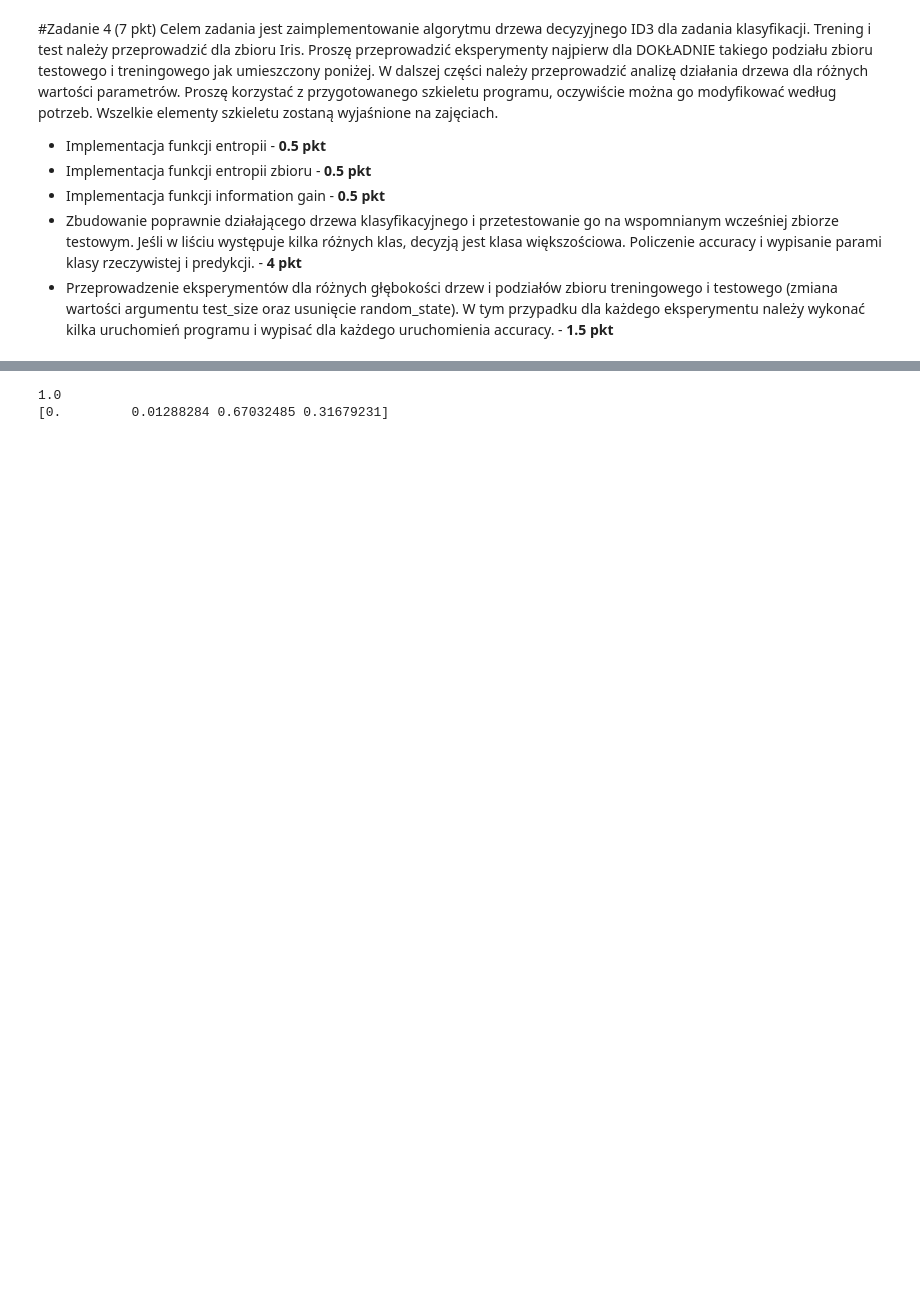
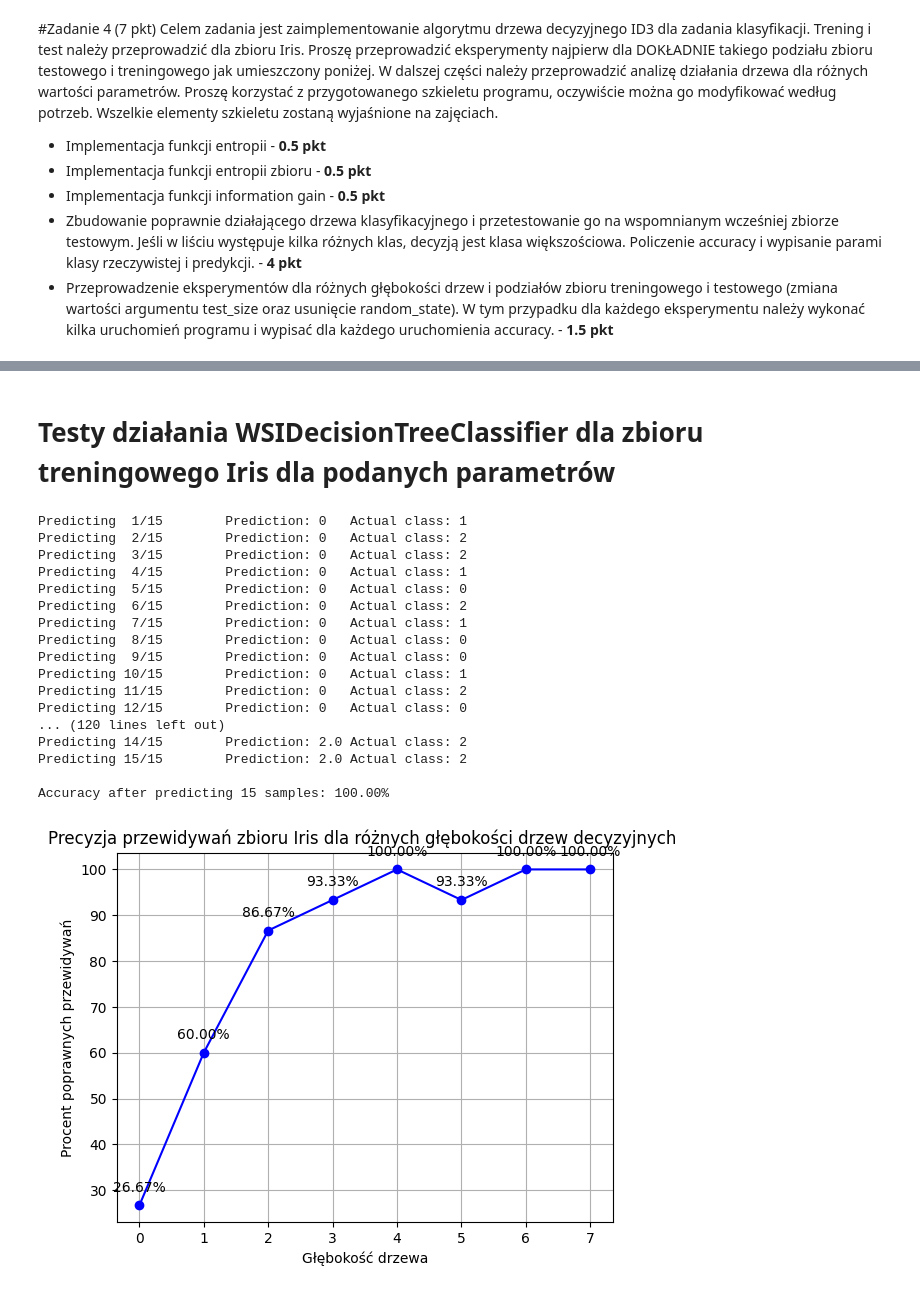
Before and after one commit to VisteK528/WSI, a Jupyter notebook: Exercise4/Zadanie_4.ipynb, the cells around one changed output, grey strips where cells are left out. Saved outputs shown, nothing was run; the diff lists cells and outputs as text; code cells hidden in the pictures; blank space fills up the shorter version.

```diff
--- a/Exercise4/Zadanie_4.ipynb
+++ b/Exercise4/Zadanie_4.ipynb
@@ -34,8 +27,6 @@ def split(data: np.ndarray, classes: np.ndarray, split_feature: int, split_val:
 
     child_a = dataset[mask]
     child_b = dataset[~mask]
-    #child_a = np.delete(child_a, split_feature, axis=1)
-    #child_b = np.delete(child_b, split_feature, axis=1)
     return child_a, child_b
 
 class Group:
@@ -71,7 +62,7 @@ class Node:
         else:
             return self.child_node_b.predict(data)
 
-class DecisionTreeClassifier2(object):
+class DecisionTreeClassifier(object):
     def __init__(self, max_depth):
         self.depth = 0
         self.max_depth = max_depth
@@ -96,7 +87,6 @@ class DecisionTreeClassifier2(object):
         best_split_val = 0
         best_gain = 0
 
-        #print("Possible", possible_thresholds)
         for threshold in possible_thresholds:
             child_a, child_b = split(feature_values, classes, 0, threshold)
             if child_a.shape[0] == 0 or child_b.shape[0] == 0:
@@ -108,7 +98,6 @@ class DecisionTreeClassifier2(object):
             if gain >= best_gain:
                 best_gain = gain
                 best_split_val = threshold
-            #print(f"Gain: {gain}")
         return best_split_val
 
     def get_best_split(self, data: np.ndarray, classes: np.ndarray) -> Tuple[int, float, float]:
@@ -116,9 +105,8 @@ class DecisionTreeClassifier2(object):
         best_split = 0
         best_gain = 0
         for argument in range(data.shape[1]):
-            #print(data[:, argument])
+
             split_val = self.get_best_feature_split(data[:, argument], classes)
-            #split_val = np.random.choice(data[:, argument])
             child_a, child_b = split(data, classes, argument, split_val)
             child_a = Group(child_a[:, -1])
             child_b = Group(child_b[:, -1])
@@ -153,7 +141,7 @@ class DecisionTreeClassifier2(object):
         if self.tree is not None:
             return self.tree.predict(data)
 
-    def evaluate(self, data: np.ndarray, classes: np.ndarray, verbose=0):
+    def evaluate(self, data: np.ndarray, classes: np.ndarray, verbose=0) -> float:
         if self.tree is not None:
             samples = len(classes)
             positively_predicted = 0
@@ -165,9 +153,7 @@ class DecisionTreeClassifier2(object):
                 if verbose == 1:
                     print(f"Predicting {i:>2}/{samples}\tPrediction: {predicted_class}\tActual class: {actual_class}")
             accuracy = positively_predicted / samples
-            print()
+            if verbose == 1:
+                print()
             print(f"Accuracy after predicting {samples} samples: {accuracy*100:.2f}%")
+            return accuracy
-# %%
-dc = DecisionTreeClassifier2(5)
-dc.fit(x_train, y_train)
-dc.evaluate(x_test, y_test, verbose=1)
@@ -194,9 +160,47 @@ x_train, x_test, y_train, y_test = train_test_split(x, y, test_size=0.1)
-# %%
-dc_sk = DecisionTreeClassifier(criterion="entropy", splitter="best", max_depth=5)
-dc_sk.fit(x_train, y_train)
-accuracy = sum([1 for predict, actual in zip(dc_sk.predict(x_test), y_test) if predict == actual]) / len(y_test)
-print(accuracy)
-print(dc_sk.feature_importances_)
-# %% [output]
-1.0
-[0.         0.01288284 0.67032485 0.31679231]
+# %% [markdown]
+# Testy działania WSIDecisionTreeClassifier dla zbioru treningowego Iris dla podanych parametrów
+# %%
+iris = load_iris()
+
+x = iris.data
+y = iris.target
+
+accuracies = []
+depths = []
+x_train, x_test, y_train, y_test = train_test_split(x, y, test_size=0.1, random_state=123)
+
+for depth in range(8):
+    dc = DecisionTreeClassifier(depth)
+    dc.fit(x_train, y_train)
+    accuracies.append(dc.evaluate(x_test, y_test, verbose=1)*100)
+    depths.append(depth)
+
+plt.plot(depths,accuracies,'bo-')
+for x,y in zip(depths,accuracies):
+    label = f"{y:.2f}%"
+    plt.annotate(label, (x,y), textcoords="offset points",  xytext=(0,10),  ha='center')
+
+plt.grid()
+plt.title("Precyzja przewidywań zbioru Iris dla różnych głębokości drzew decyzyjnych ")
+plt.ylabel("Procent poprawnych przewidywań")
+plt.xlabel("Głębokość drzewa")
+plt.show()
+# %% [output]
+Predicting  1/15        Prediction: 0   Actual class: 1
+Predicting  2/15        Prediction: 0   Actual class: 2
+Predicting  3/15        Prediction: 0   Actual class: 2
+Predicting  4/15        Prediction: 0   Actual class: 1
+Predicting  5/15        Prediction: 0   Actual class: 0
+Predicting  6/15        Prediction: 0   Actual class: 2
+Predicting  7/15        Prediction: 0   Actual class: 1
+Predicting  8/15        Prediction: 0   Actual class: 0
+Predicting  9/15        Prediction: 0   Actual class: 0
+Predicting 10/15        Prediction: 0   Actual class: 1
+Predicting 11/15        Prediction: 0   Actual class: 2
+Predicting 12/15        Prediction: 0   Actual class: 0
+... (120 lines left out)
+Predicting 14/15        Prediction: 2.0 Actual class: 2
+Predicting 15/15        Prediction: 2.0 Actual class: 2
+
+Accuracy after predicting 15 samples: 100.00%
+[figure, added]
```
Also changed, not shown: parts of 14 cells of this notebook.
